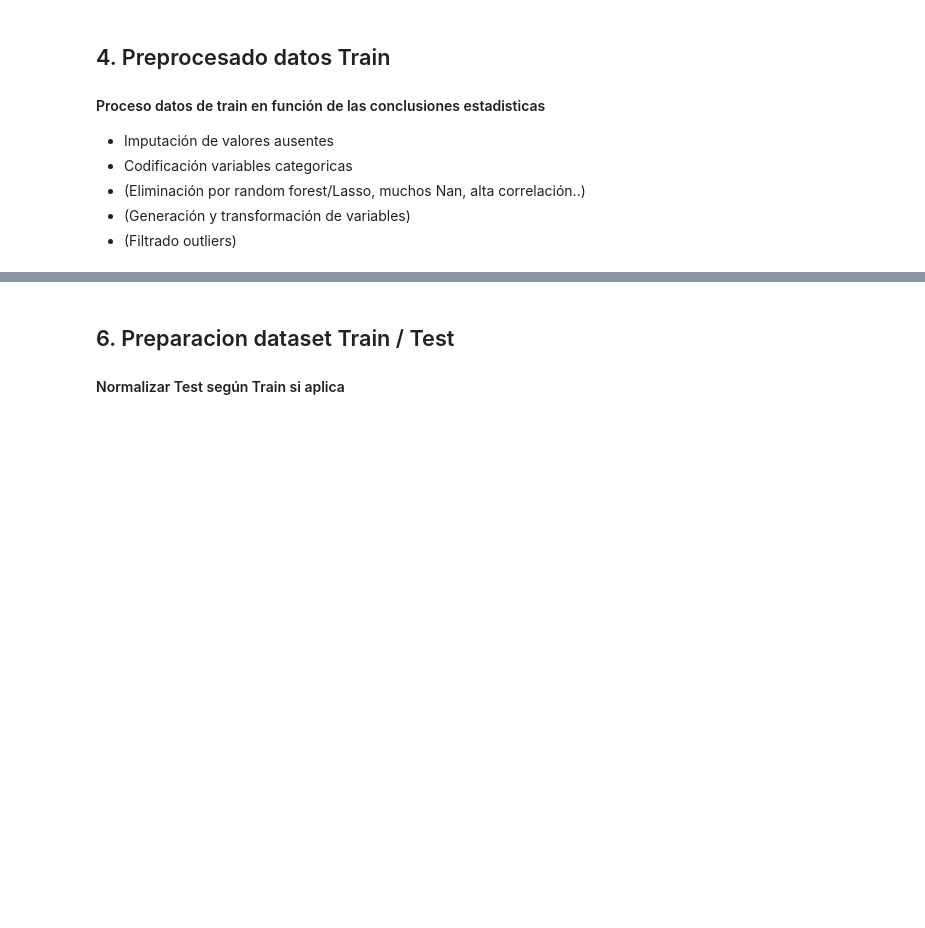
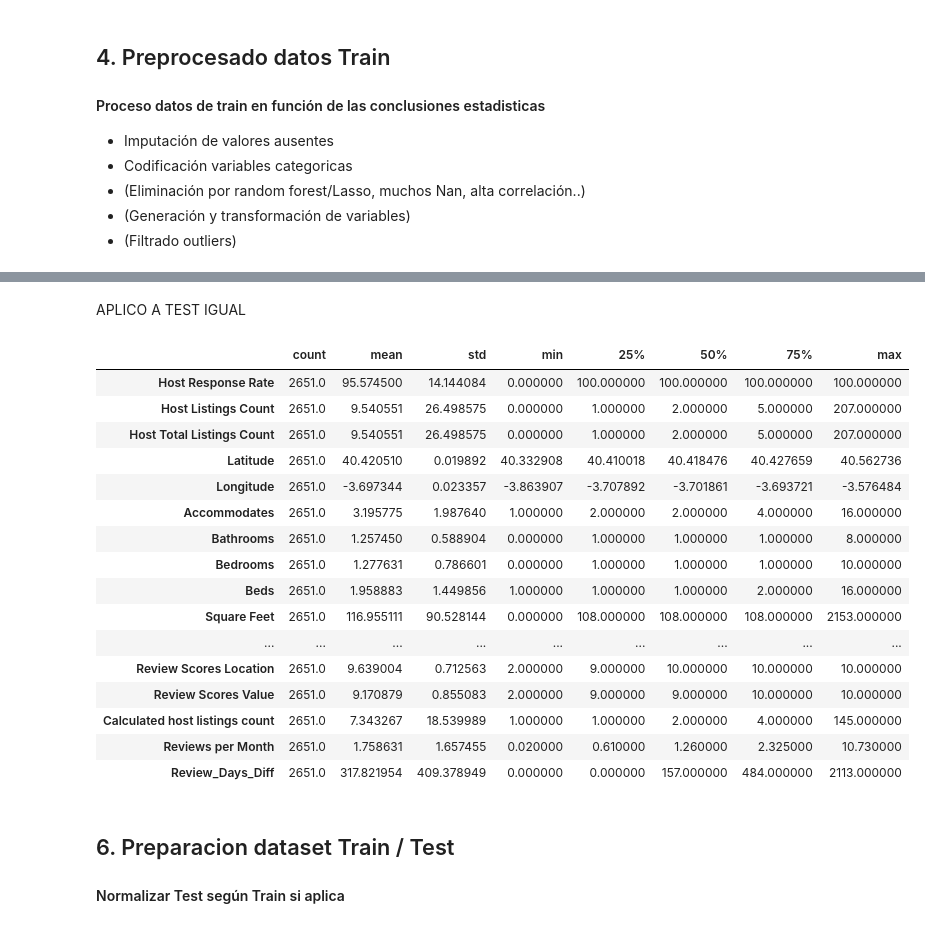
Before and after one commit to mariaeugenia-alvarez/hands-on-coding-machine-learning-project, a Jupyter notebook: ml-airbnb.ipynb, the cells around one changed output, grey strips where cells are left out. Drawn from its saved outputs; the diff is of its cells as text; code cells hidden in the pictures; blank space fills up the shorter version.

```diff
--- a/ml-airbnb.ipynb
+++ b/ml-airbnb.ipynb
@@ -121,6 +174,7 @@ Voy a estudiar primero las categoricas:
 # %%
 # Variables CATEGÓRICAS
 categorical_data = []
+categorical_var = pretrain_data.select_dtypes(include=['object', 'category']).columns.tolist()
 for col in categorical_var:
     null_pct = (pretrain_data[col].isnull().sum() / len(pretrain_data)) * 100
     categorical_data.append({
@@ -214,3 +364,60 @@ pretrain_data.info()
+# %% [markdown]
+APLICO A TEST IGUAL
+# %%
+#CARGO DATOS TEST
+pretest_data = pd.read_csv('airbnb-listings-extract-test.csv', sep=';', decimal='.') #Test de sólo madrid sin columnas texto
+# %%
+#COPIA PARA APLICAR LAS TRANSFORMACIONES
+pretest_data_final = pretest_data.copy() #Test de sólo madrid sin columnas texto con transformaciones aplicadas según datos TRAIN
+
+
+#COLUMNA NUEVA 'Review_Days_Diff'
+# Convertir a datetime
+pretest_data_final['First Review'] = pd.to_datetime(pretest_data_final['First Review'], errors='coerce')
+pretest_data_final['Last Review'] = pd.to_datetime(pretest_data_final['Last Review'], errors='coerce')
+# Calcular diferencia en días
+pretest_data_final['Review_Days_Diff'] = (pretest_data_final['Last Review'] - pretest_data_final['First Review']).dt.days
+# Rellenar valores nulos con 0 y aseguro que no haya valores negativos
+pretest_data_final['Review_Days_Diff'] = pretest_data_final['Review_Days_Diff'].fillna(0)
+pretest_data_final['Review_Days_Diff'] = pretest_data_final['Review_Days_Diff'].clip(lower=0)
+
+
+#ELIMINO COLUMNAS
+# Eliminar columnas especificadas del dataset pretrain_data
+columns_to_remove = [
+    'Experiences Offered', 'Host Since', 'Host Acceptance Rate', 'Has Availability',
+    'First Review', 'Last Review', 'Zipcode', 'Amenities', 'Property Type',
+    'Room Type', 'Bed Type'
+]
+# Eliminar las columnas existentes
+pretest_data_final = pretest_data_final.drop(columns=columns_to_remove)
+
+
+#IMPUTACIÓN NULOS (con los resultados de train)
+for col in pretest_data_final.columns:
+    if pretest_data_final[col].isnull().any():
+            median_value = pretrain_data_final[col].median()
+            pretest_data_final[col] = pretrain_data_final[col].fillna(median_value)
+# %%
+pretest_data_final.describe().T
+# %% [output]
+|  | count | mean | std | min | 25% | 50% | 75% | max |
+| Host Response Rate | 2651.0 | 95.574500 | 14.144084 | 0.000000 | 100.000000 | 100.000000 | 100.000000 | 100.000000 |
+| Host Listings Count | 2651.0 | 9.540551 | 26.498575 | 0.000000 | 1.000000 | 2.000000 | 5.000000 | 207.000000 |
+| Host Total Listings Count | 2651.0 | 9.540551 | 26.498575 | 0.000000 | 1.000000 | 2.000000 | 5.000000 | 207.000000 |
+| Latitude | 2651.0 | 40.420510 | 0.019892 | 40.332908 | 40.410018 | 40.418476 | 40.427659 | 40.562736 |
+| Longitude | 2651.0 | -3.697344 | 0.023357 | -3.863907 | -3.707892 | -3.701861 | -3.693721 | -3.576484 |
+| Accommodates | 2651.0 | 3.195775 | 1.987640 | 1.000000 | 2.000000 | 2.000000 | 4.000000 | 16.000000 |
+| Bathrooms | 2651.0 | 1.257450 | 0.588904 | 0.000000 | 1.000000 | 1.000000 | 1.000000 | 8.000000 |
+| Bedrooms | 2651.0 | 1.277631 | 0.786601 | 0.000000 | 1.000000 | 1.000000 | 1.000000 | 10.000000 |
+| Beds | 2651.0 | 1.958883 | 1.449856 | 1.000000 | 1.000000 | 1.000000 | 2.000000 | 16.000000 |
+| Square Feet | 2651.0 | 116.955111 | 90.528144 | 0.000000 | 108.000000 | 108.000000 | 108.000000 | 2153.000000 |
+| ... | ... | ... | ... | ... | ... | ... | ... | ... |
+| Review Scores Location | 2651.0 | 9.639004 | 0.712563 | 2.000000 | 9.000000 | 10.000000 | 10.000000 | 10.000000 |
+| Review Scores Value | 2651.0 | 9.170879 | 0.855083 | 2.000000 | 9.000000 | 9.000000 | 10.000000 | 10.000000 |
+| Calculated host listings count | 2651.0 | 7.343267 | 18.539989 | 1.000000 | 1.000000 | 2.000000 | 4.000000 | 145.000000 |
+| Reviews per Month | 2651.0 | 1.758631 | 1.657455 | 0.020000 | 0.610000 | 1.260000 | 2.325000 | 10.730000 |
+| Review_Days_Diff | 2651.0 | 317.821954 | 409.378949 | 0.000000 | 0.000000 | 157.000000 | 484.000000 | 2113.000000 |
 # %% [markdown]
 ## 6. Preparacion dataset Train / Test
 #### Normalizar Test según Train si aplica
```
Also changed, not shown: parts of 32 cells of this notebook, 2 other files.
